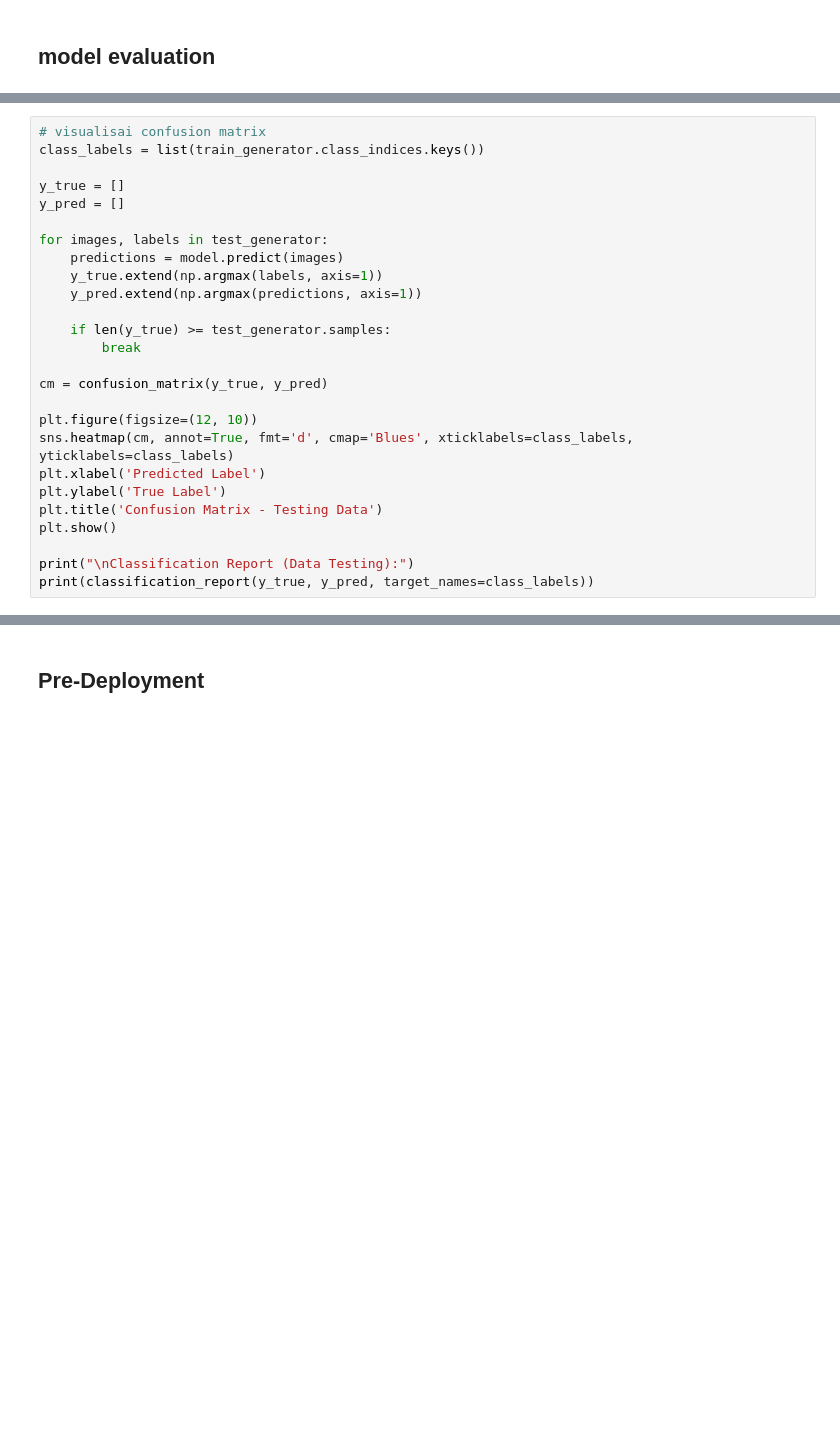
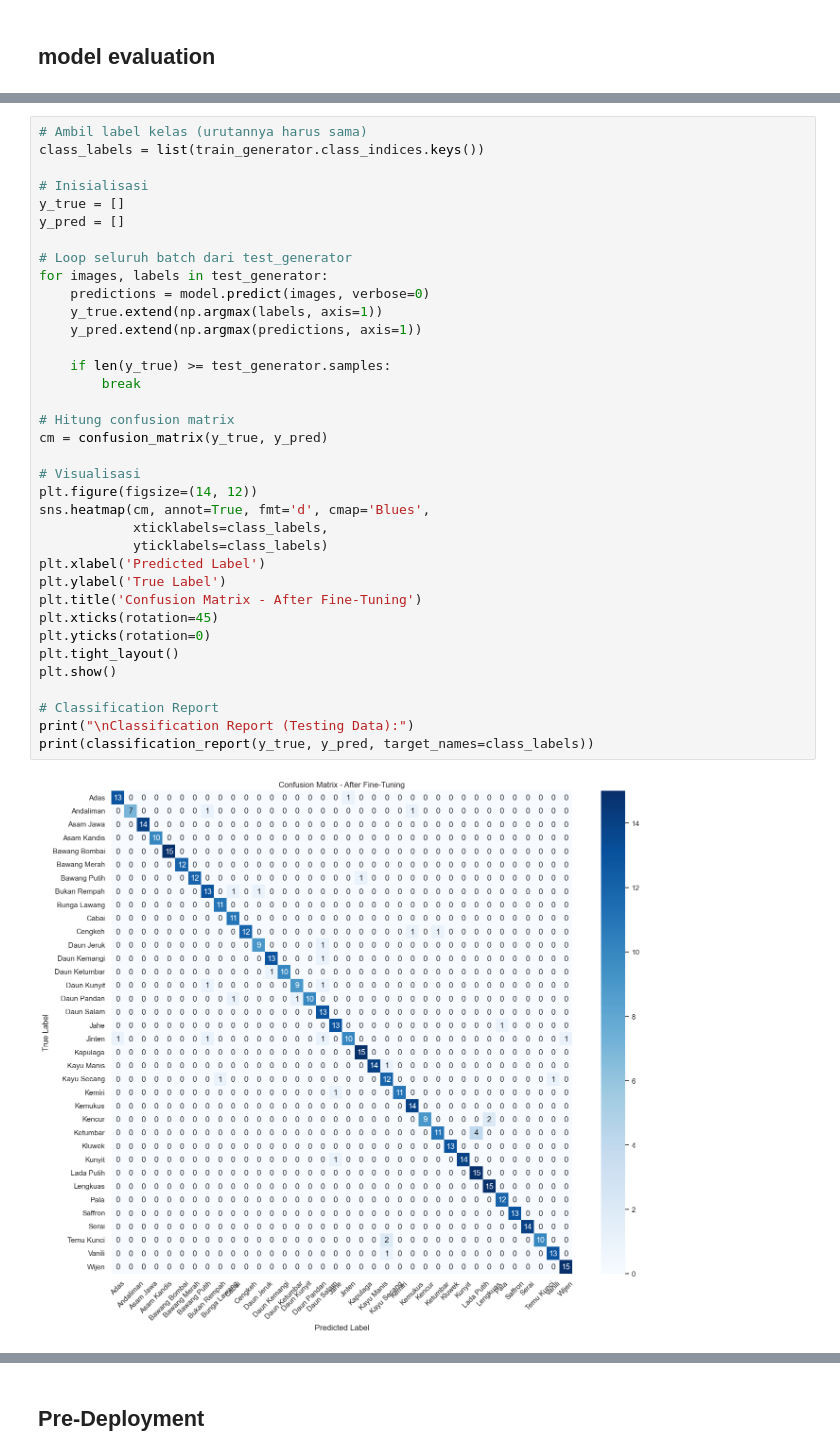
Before and after one commit to fiyandamamuri/klasifikasi-rempah-rempah, a Jupyter notebook: rempah-clasification (MobileNetV2).ipynb, the cells around one changed output, grey strips where cells are left out. Drawn from its saved outputs; the diff is of its cells as text; blank space fills up the shorter version.

```diff
--- a/rempah-clasification (MobileNetV2).ipynb
+++ b/rempah-clasification (MobileNetV2).ipynb
@@ -326,27 +434,38 @@ plt.show()
 # %%
-# visualisai confusion matrix
+# Ambil label kelas (urutannya harus sama)
 class_labels = list(train_generator.class_indices.keys())
 
+# Inisialisasi
 y_true = []
 y_pred = []
 
+# Loop seluruh batch dari test_generator
 for images, labels in test_generator:
-    predictions = model.predict(images)
+    predictions = model.predict(images, verbose=0)
     y_true.extend(np.argmax(labels, axis=1))
     y_pred.extend(np.argmax(predictions, axis=1))
 
     if len(y_true) >= test_generator.samples:
         break
 
+# Hitung confusion matrix
 cm = confusion_matrix(y_true, y_pred)
 
-plt.figure(figsize=(12, 10))
-sns.heatmap(cm, annot=True, fmt='d', cmap='Blues', xticklabels=class_labels, yticklabels=class_labels)
+# Visualisasi
+plt.figure(figsize=(14, 12))
+sns.heatmap(cm, annot=True, fmt='d', cmap='Blues',
+            xticklabels=class_labels,
+            yticklabels=class_labels)
 plt.xlabel('Predicted Label')
 plt.ylabel('True Label')
-plt.title('Confusion Matrix - Testing Data')
+plt.title('Confusion Matrix - After Fine-Tuning')
+plt.xticks(rotation=45)
+plt.yticks(rotation=0)
+plt.tight_layout()
 plt.show()
 
-print("\nClassification Report (Data Testing):")
+# Classification Report
+print("\nClassification Report (Testing Data):")
 print(classification_report(y_true, y_pred, target_names=class_labels))
 # %% [output]
+[figure, new version]
```
Also changed, not shown: parts of 13 cells of this notebook, 6 other files.
